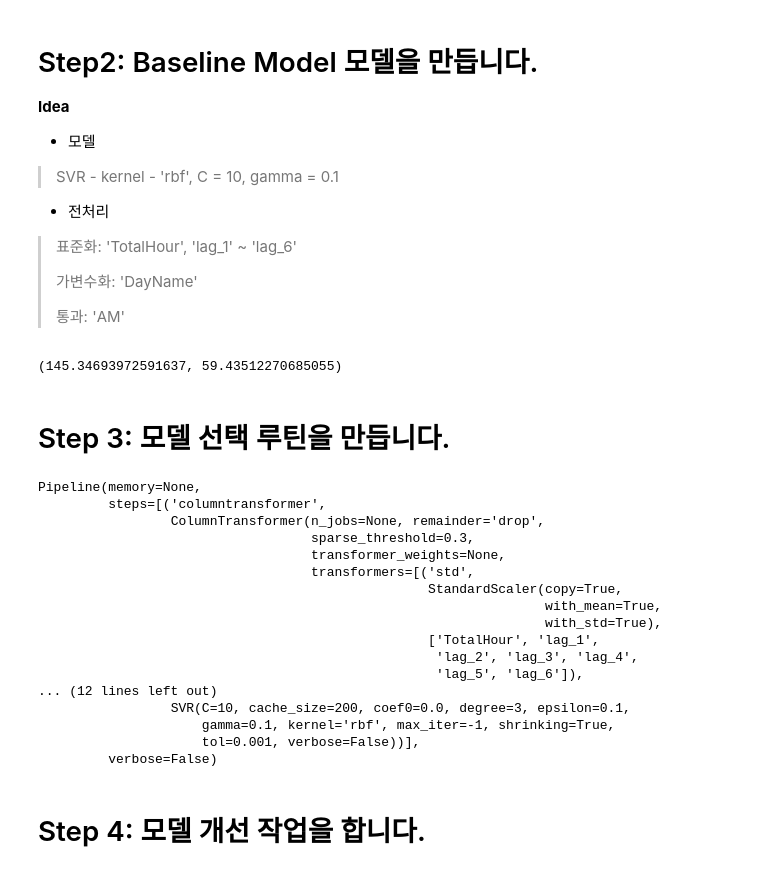
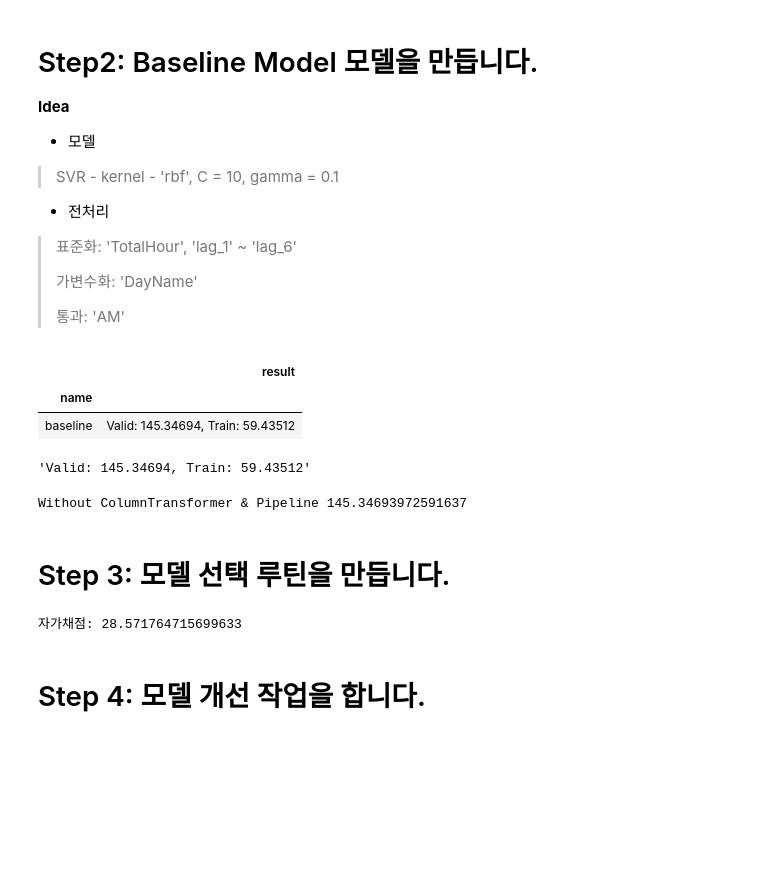
Before and after one commit to sunkusun9/DS_lv3_2507_1, a Jupyter notebook: sec_ds_lv3_prob3_kaggle.ipynb, the cells around one changed output. Saved outputs shown, nothing was run; the diff lists cells and outputs as text; code cells hidden in the pictures; blank space fills up the shorter version.

Commit message:
Day1 Kaggle 문제 Step3까지 풀이 올립니다.

```diff
--- a/sec_ds_lv3_prob3_kaggle.ipynb
+++ b/sec_ds_lv3_prob3_kaggle.ipynb
@@ -246,47 +273,59 @@ def select_model(reg):
 >
 >통과: 'AM'
 # %%
-from sklearn.compose import ColumnTransformer
-from sklearn.pipeline import make_pipeline
-from sklearn.preprocessing import StandardScaler, OneHotEncoder
 from sklearn.svm import SVR
-from sklearn.metrics import mean_absolute_error
+
 ct = ColumnTransformer([
     ('std', StandardScaler(), ['TotalHour'] + ['lag_{}'.format(i) for i in range(1, 7)]),
     ('ohe', OneHotEncoder(categories='auto'), ['DayName']),
     ('pt', 'passthrough', ['AM'])
 ])
 reg_svr = make_pipeline(ct, SVR(kernel = 'rbf', C = 10, gamma = 0.1))
-reg_svr.fit(df_train[X_all], df_train['target'])
-(
-    mean_absolute_error(
-        df_valid['target'], reg_svr.predict(df_valid[X_all])
-    ),
-    mean_absolute_error(
-        df_train['target'], reg_svr.predict(df_train[X_all])
-    )
-)
+eval_model('baseline', reg_svr)
 # %% [output]
+|  | result |
+| name |  |
+| baseline | Valid: 145.34694, Train: 59.43512 |
-(145.34693972591637, 59.43512270685055)
+'Valid: 145.34694, Train: 59.43512'
+# %%
+# Kaggle 루틴의 원리의 이해에 도움을 드리기 위해
+# 동일한 과정을 ColumnTransformer와 Pipeline없이 구성해봅니다.
+# 검증 과정에 해당하는 것이고,
+# 선택 과정은 이와 같은 과정으로 데이터를 바꿔서 수행 루틴을 구성해야 합니다.
+from sklearn.svm import SVR
+from sklearn.preprocessing import StandardScaler, OneHotEncoder
+
+std_scaler = StandardScaler()
+ohe = OneHotEncoder(categories='auto', sparse = False)
+X_std= ['TotalHour'] + ['lag_{}'.format(i) for i in range(1, 7)]
+X_ohe = ['DayName']
+X_pt = ['AM']
+std_scaler.fit(df_train[X_std])
+ohe.fit(df_train[X_ohe])
+
+reg_svr_direct = SVR(kernel = 'rbf', C = 10, gamma = 0.1)
+reg_svr_direct.fit(
+    pd.concat([
+        pd.DataFrame(std_scaler.transform(df_train[X_std]), index = df_train.index),
+        pd.DataFrame(ohe.transform(df_train[X_ohe]), index =df_train.index),
+        df_train[X_pt]
+    ], axis=1), df_train['target']
+)
+prd = reg_svr_direct.predict(
+    pd.concat([
+        pd.DataFrame(std_scaler.transform(df_valid[X_std]), index = df_valid.index),
+        pd.DataFrame(ohe.transform(df_valid[X_ohe]), index = df_valid.index),
+        df_valid[X_pt]
+    ], axis=1)
+)
+
+print("Without ColumnTransformer & Pipeline", mean_absolute_error(df_valid['target'], prd)) # 145.34694
+# %% [output]
+Without ColumnTransformer & Pipeline 145.34693972591637
 # %% [markdown]
 # Step 3: 모델 선택 루틴을 만듭니다.
 # %%
-reg_svr.fit(df_prob6_train[X_all], df_prob6_train['target'])
+prd = select_model(reg_svr)
+print('자가채점: {}'.format(mean_absolute_error(s_kaggle_ans, prd)))
 # %% [output]
-Pipeline(memory=None,
-         steps=[('columntransformer',
-                 ColumnTransformer(n_jobs=None, remainder='drop',
-                                   sparse_threshold=0.3,
-                                   transformer_weights=None,
-                                   transformers=[('std',
-                                                  StandardScaler(copy=True,
-                                                                 with_mean=True,
-                                                                 with_std=True),
-                                                  ['TotalHour', 'lag_1',
-                                                   'lag_2', 'lag_3', 'lag_4',
-                                                   'lag_5', 'lag_6']),
-... (12 lines left out)
-                 SVR(C=10, cache_size=200, coef0=0.0, degree=3, epsilon=0.1,
-                     gamma=0.1, kernel='rbf', max_iter=-1, shrinking=True,
-                     tol=0.001, verbose=False))],
-         verbose=False)
+자가채점: 28.571764715699633
```
Also changed, not shown: parts of 2 cells of this notebook.
